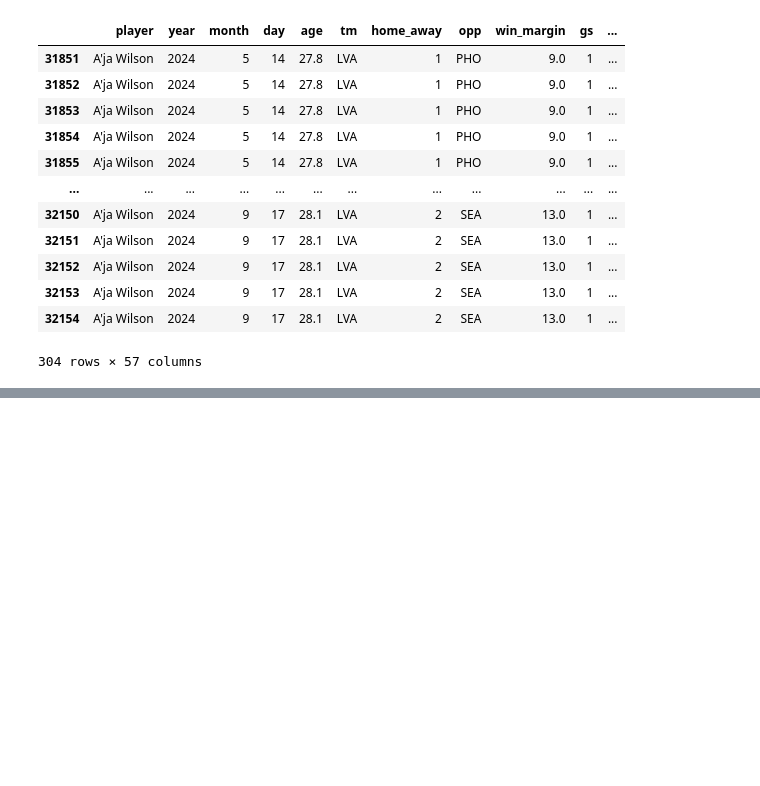
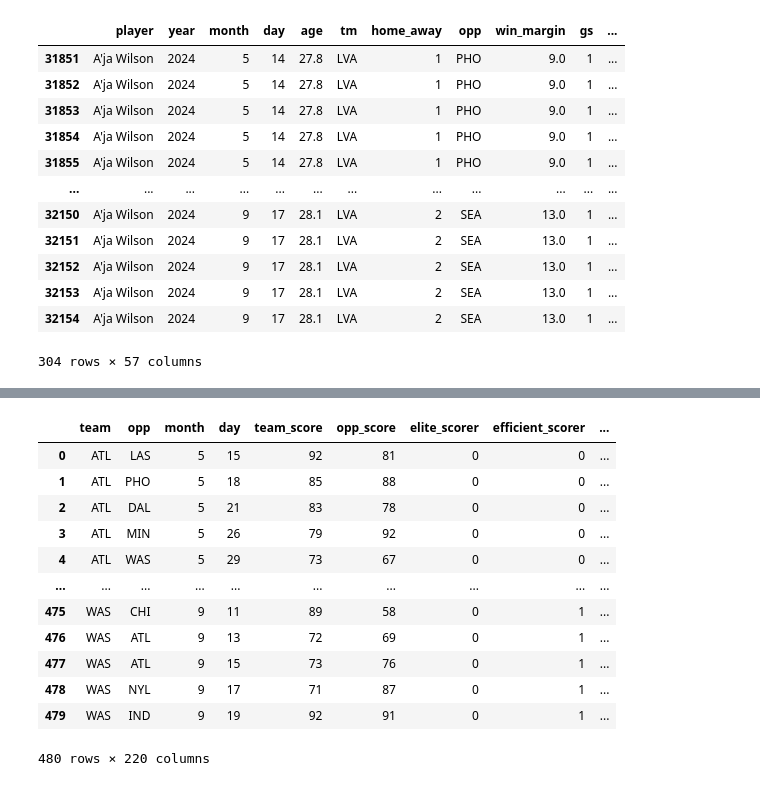
Before and after one commit to colterwood/LHL-final-final-project, a Jupyter notebook: notebooks/12_trying_to_beat_model.ipynb, the cells around one changed output, grey strips where cells are left out. Drawn from its saved outputs; the diff is of its cells as text; code cells hidden in the pictures; blank space fills up the shorter version.

```diff
--- a/notebooks/12_trying_to_beat_model.ipynb
+++ b/notebooks/12_trying_to_beat_model.ipynb
@@ -1212,2 +1214,9 @@ df_importances
 | 10 | floor_general | 0.000000 | 0.000000 |
 | 22 | stretch_big | 0.000000 | 0.000000 |
+# %%
+# load the player game logs CSV from the data folder
+team_df_2024 = pd.read_csv("LHL-final-final-project/data/2024_team_data.csv")
+
+
+# preview
+team_df_2024.head()
@@ -1213,0 +1231,44 @@ df_importances
+# %%
+# create a copy and drop the specified column
+df_personas_v3 = df_personas_v2.drop(columns=["team_avg_advanced_pace"])
+# %%
+# mapping full team name to 3-letter abbreviation
+team_name_to_abbr = {
+    "Atlanta Dream": "ATL",
+    "Chicago Sky": "CHI",
+    "Connecticut Sun": "CON",
+    "Dallas Wings": "DAL",
+    "Indiana Fever": "IND",
+    "Las Vegas Aces": "LVA",
+    "Los Angeles Sparks": "LAS",
+    "Minnesota Lynx": "MIN",
+    "New York Liberty": "NYL",
+    "Phoenix Mercury": "PHO",
+    "Seattle Storm": "SEA",
+    "Washington Mystics": "WAS"
+}
+
+# map and add new column
+team_df_2024["team_abbr"] = team_df_2024["Team"].map(team_name_to_abbr)
+# %%
+# drop G and MP before merge
+team_df_2024_filtered = team_df_2024.drop(columns=["G", "MP"])
+
+# merge using left df 'team' and right df 'team_abbr'
+persona_and_teams_df = pd.merge(df_personas_v3, team_df_2024_filtered, left_on="team", right_on="team_abbr", how="left")
+# %%
+persona_and_teams_df
+# %% [output]
+|  | team | opp | month | day | team_score | opp_score | elite_scorer | efficient_scorer | ... |
+| 0 | ATL | LAS | 5 | 15 | 92 | 81 | 0 | 0 | ... |
+| 1 | ATL | PHO | 5 | 18 | 85 | 88 | 0 | 0 | ... |
+| 2 | ATL | DAL | 5 | 21 | 83 | 78 | 0 | 0 | ... |
+| 3 | ATL | MIN | 5 | 26 | 79 | 92 | 0 | 0 | ... |
+| 4 | ATL | WAS | 5 | 29 | 73 | 67 | 0 | 0 | ... |
+| ... | ... | ... | ... | ... | ... | ... | ... | ... | ... |
+| 475 | WAS | CHI | 9 | 11 | 89 | 58 | 0 | 1 | ... |
+| 476 | WAS | ATL | 9 | 13 | 72 | 69 | 0 | 1 | ... |
+| 477 | WAS | ATL | 9 | 15 | 73 | 76 | 0 | 1 | ... |
+| 478 | WAS | NYL | 9 | 17 | 71 | 87 | 0 | 1 | ... |
+| 479 | WAS | IND | 9 | 19 | 92 | 91 | 0 | 1 | ... |
+480 rows × 220 columns
```
Also changed, not shown: parts of 59 cells of this notebook.
